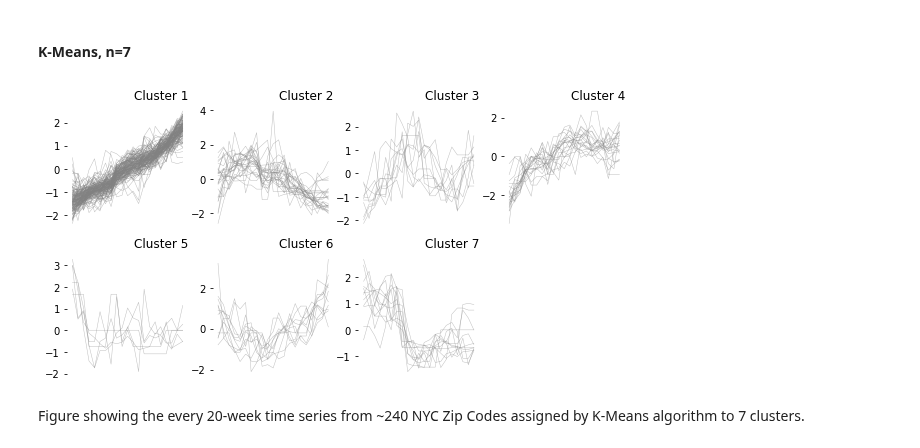
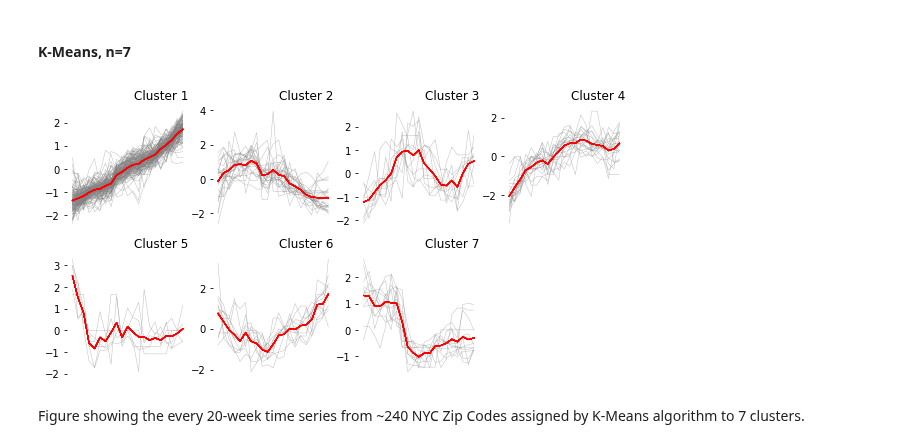
Before and after one commit to tharma3/PUI2018_mrn291, a Jupyter notebook: HW12_mrn291/Assignment_2.ipynb, the cells around one changed output. Cells and saved outputs as stored; diff of their text form; code cells hidden in the pictures.

```diff
--- a/HW12_mrn291/Assignment_2.ipynb
+++ b/HW12_mrn291/Assignment_2.ipynb
@@ -417,7 +417,7 @@ for array_key, mean_key, i in zip(km4_array_keys, km4_mean_keys, range(1,5)):
     for i in range(len(cluster_array)):
         ax.plot(cluster_array[i], color='grey', alpha=0.5, linewidth=0.5)
     for i in range(len(mean_array)):
-        ax.plot(mean_array[i], color='red', alpha=1.0, linewidth=4.0)
+        ax.plot(mean_array, color='red', alpha=1.0, linewidth=1.0)
 
 
 plt.show()
@@ -458,7 +458,7 @@ for array_key, mean_key, i in zip(km5_array_keys, km5_mean_keys, range(1,6)):
     for i in range(len(cluster_array)):
         ax.plot(cluster_array[i], color='grey', alpha=0.5, linewidth=0.5)
     for i in range(len(mean_array)):
-        ax.plot(mean_array[i], color='red', alpha=1.0, linewidth=4.0)
+        ax.plot(mean_array, color='red', alpha=1.0, linewidth=1.0)
 
 
 plt.show()
@@ -502,7 +502,7 @@ for array_key, mean_key, i in zip(km6_array_keys, km6_mean_keys, range(1,7)):
     for i in range(len(cluster_array)):
         ax.plot(cluster_array[i], color='grey', alpha=0.5, linewidth=0.5)
     for i in range(len(mean_array)):
-        ax.plot(mean_array[i], color='red', alpha=1.0, linewidth=4.0)
+        ax.plot(mean_array, color='red', alpha=1.0, linewidth=1.0)
 
 
 plt.show()
@@ -528,30 +528,30 @@ Figure showing NYC zip codes clustered by their total business establishments fr
 # %%
 km7_mean_keys = ['km7cluster_mean0', 'km7cluster_mean1','km7cluster_mean2',
                  'km7cluster_mean3','km7cluster_mean4','km7cluster_mean5','km7cluster_mean6']
 km7_array_keys = ['km7cluster0', 'km7cluster1', 'km7cluster2', 'km7cluster3',
                   'km7cluster4', 'km7cluster5', 'km7cluster6']
 
 fig = plt.figure(figsize=(10,5), edgecolor=None, frameon=False)
 
 for array_key, mean_key, i in zip(km7_array_keys, km7_mean_keys, range(1,8)):
 
     cluster_array = km_dict[array_key]
     mean_array = km_dict[mean_key]
 
     ax = fig.add_subplot(2,4,i)
     ax.set_title("Cluster "+ str(i), loc='right')
     ax.set_frame_on(False)
     ax.axes.get_xaxis().set_visible(False)
 
     for i in range(len(cluster_array)):
         ax.plot(cluster_array[i], color='grey', alpha=0.5, linewidth=0.5)
     for i in range(len(mean_array)):
-        ax.plot(mean_array[i], color='red', alpha=1.0, linewidth=4.0)
+        ax.plot(mean_array, color='red', alpha=1.0, linewidth=1.0)
 
 
 plt.show()
 # %% [output]
-[figure, old version]
+[figure, new version]
 # %% [markdown]
 Figure showing the every 20-week time series from ~240 NYC Zip Codes assigned by K-Means algorithm to 7 clusters.
 # %%
```
Also changed, not shown: parts of 3 cells of this notebook.
